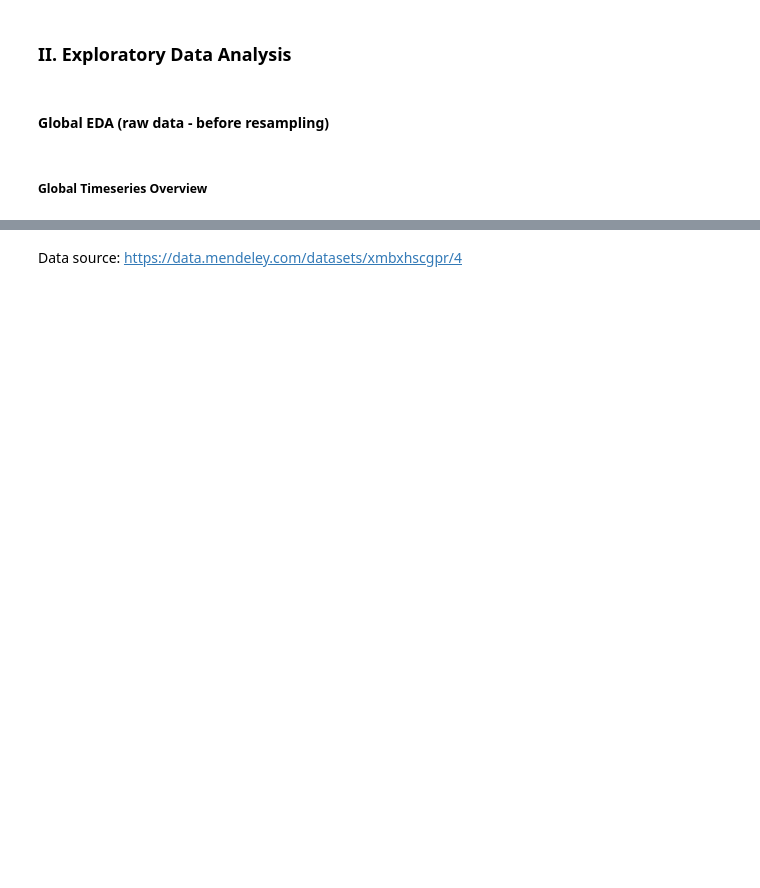
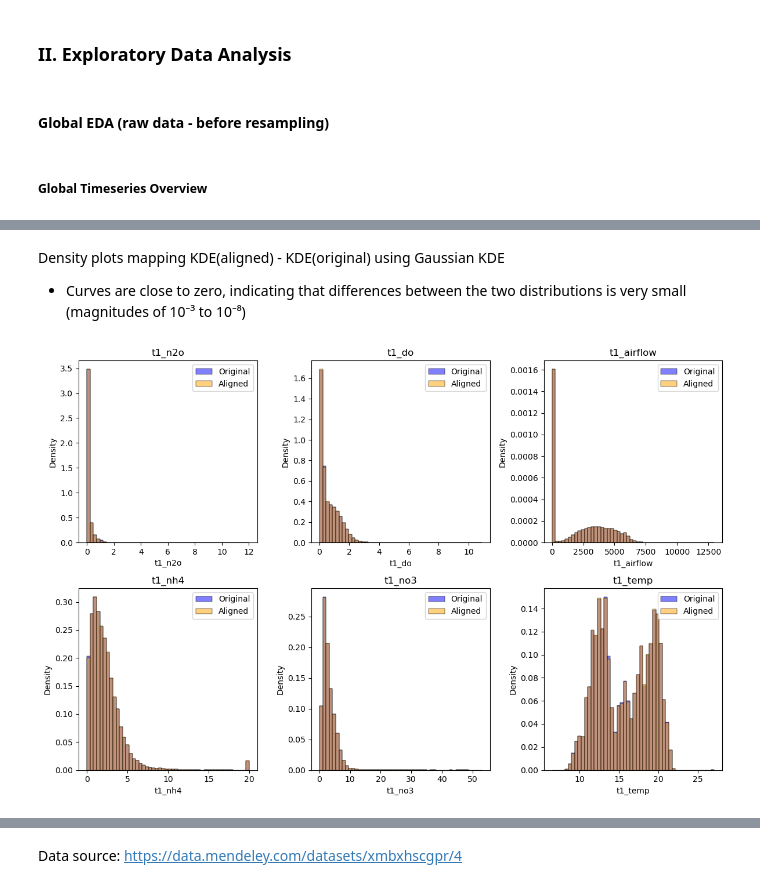
Before and after one commit to tom-mcarthur03/EDS_Design_Project, a Jupyter notebook: notebooks/data_preprocessing/data_preprocessing_bv.ipynb, the cells around one changed output, grey strips where cells are left out. Drawn from its saved outputs; the diff is of its cells as text; code cells hidden in the pictures; blank space fills up the shorter version.

```diff
--- a/notebooks/data_preprocessing/data_preprocessing_bv.ipynb
+++ b/notebooks/data_preprocessing/data_preprocessing_bv.ipynb
@@ -923,0 +870,23 @@ Analysis:
+# %% [markdown]
+Density plots mapping KDE(aligned) - KDE(original) using Gaussian KDE
+- Curves are close to zero, indicating that differences between the two distributions is very small (magnitudes of 10⁻³ to 10⁻⁸)
+# %%
+#Plot histograms for original and aligned dataframes to visually compare distributions
+plt.figure(figsize=(12,8))
+
+for i, col in enumerate(features):
+    plt.subplot(2,3,i+1)
+
+    sns.histplot(df_t1[col], bins=50, stat="density",
+                 color="blue", alpha=0.5, label="Original")
+
+    sns.histplot(df_aligned[col], bins=50, stat="density",
+                 color="orange", alpha=0.5, label="Aligned")
+
+    plt.title(col)
+    plt.legend()
+
+plt.tight_layout()
+plt.show()
+# %% [output]
+[figure, added]
```
Also changed, not shown: parts of 78 cells of this notebook.
